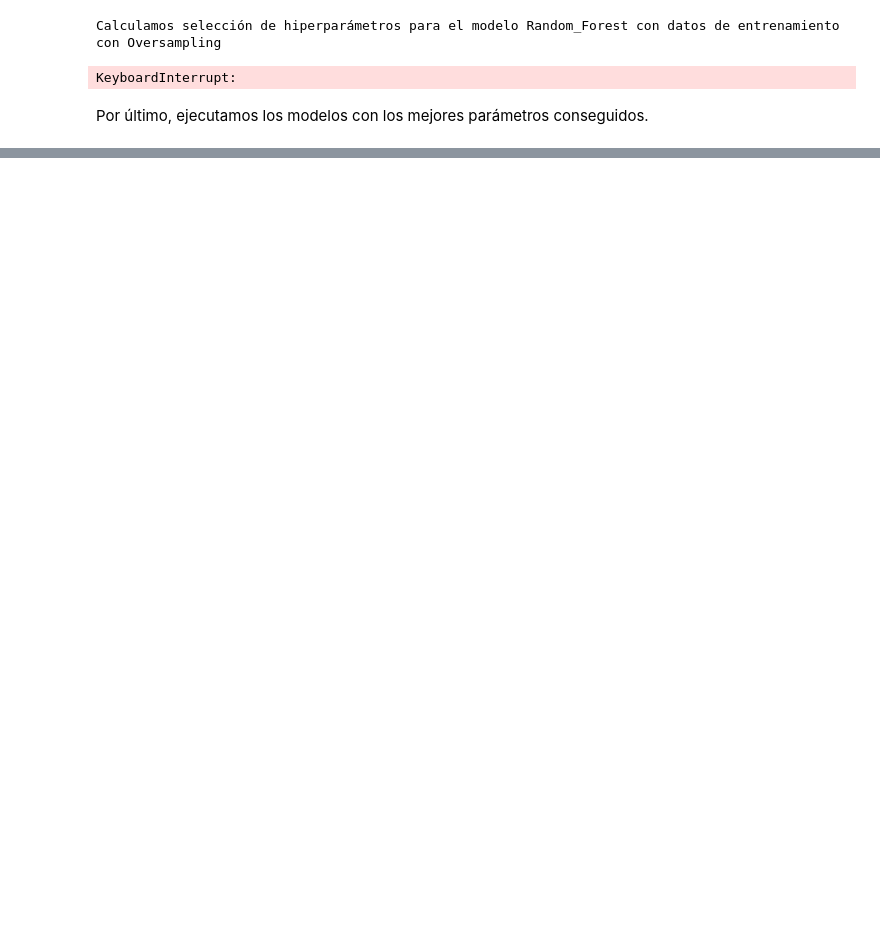
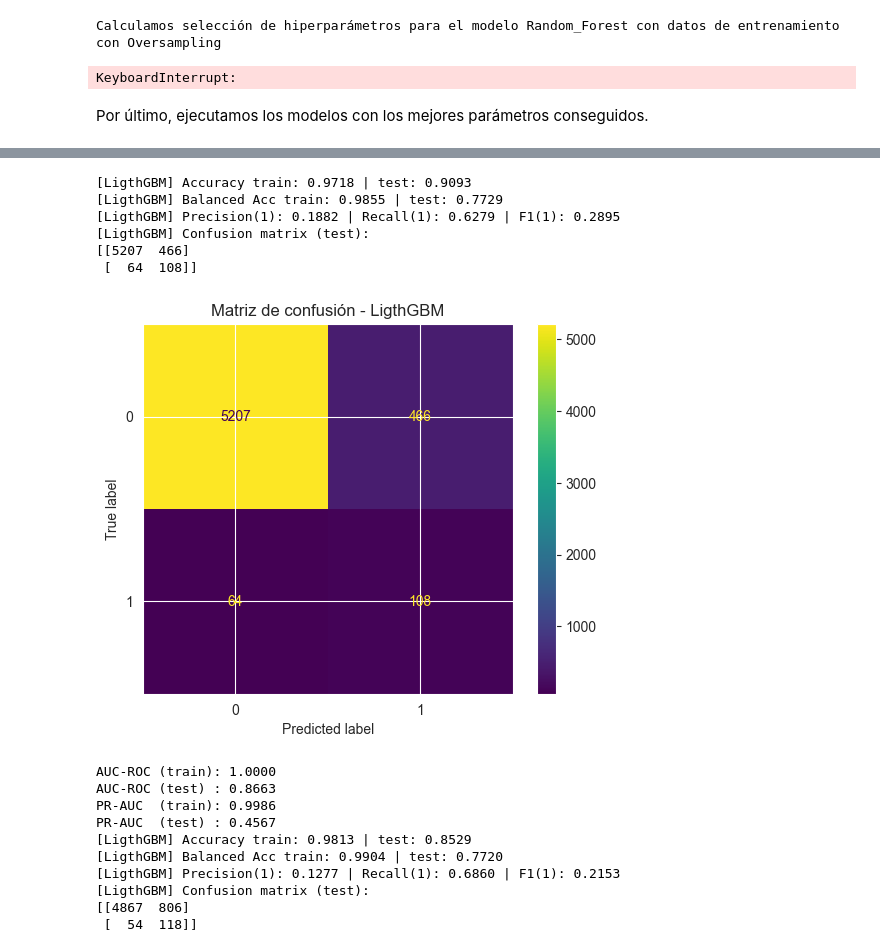
Before and after one commit to jenrari/lapse_prediction_models, a Jupyter notebook: notebooks/Model_analisys_ensemble.ipynb, the cells around one changed output, grey strips where cells are left out. Cells and saved outputs as stored; diff of their text form; code cells hidden in the pictures; blank space fills up the shorter version.

```diff
--- a/notebooks/Model_analisys_ensemble.ipynb
+++ b/notebooks/Model_analisys_ensemble.ipynb
@@ -527,0 +984,78 @@ PR-AUC  (test) : 0.5092
+# %%
+from src.model_utils.mod_evaluation import run_model_and_evaluate
+from lightgbm import LGBMClassifier
+
+model = LGBMClassifier(
+            objective="binary",
+            random_state=42,
+            n_estimators=1200,
+            learning_rate=0.03,
+            subsample_freq=1,
+            max_depth=-1,
+            subsample=0.6,
+            colsample_bytree=0.9,
+            min_child_samples=75,
+            scale_pos_weight=spw,
+            num_leaves=127,
+            reg_alpha=0.0,
+            reg_lambda=8,
+            n_jobs=-1,
+            min_split_gain=0.1
+        )
+
+
+{'colsample_bytree': 0.8, 'learning_rate': 0.03, 'max_depth': -1, 'min_child_samples': 60, 'n_estimators': 1200, 'num_leaves': 31, 'reg_alpha': 0.5, 'reg_lambda': 5.0, 'subsample': 0.7}
+{'colsample_bytree': 0.9, 'learning_rate': 0.03, 'max_depth': -1, 'min_child_samples': 75, 'min_split_gain': 0.1, 'n_estimators': 1200, 'num_leaves': 127, 'reg_alpha': 0.0, 'reg_lambda': 8.0, 'subsample': 0.6}
+{'colsample_bytree': 0.9, 'learning_rate': 0.03, 'max_depth': -1, 'min_child_samples': 140, 'min_split_gain': 0.1, 'n_estimators': 1200, 'num_leaves': 127, 'reg_alpha': 0.0, 'reg_lambda': 5.0, 'subsample': 0.55}
+
+rf, aucs, fp, fn, ex  = run_model_and_evaluate(
+                X_train, y_train,
+                X_test, y_test, 'LigthGBM',model
+            )
+
+results.append({**ex,  **rf, **aucs, "fp": len(fp), "fn": len(fn)})
+
+rf, aucs, fp, fn, ex  = run_model_and_evaluate(
+                X_train, y_train,
+                X_test, y_test, 'LigthGBM',model, "svm_smote", 0.05
+            )
+
+results.append({**ex,  **rf, **aucs, "fp": len(fp), "fn": len(fn)})
+
+rf, aucs, fp, fn, ex  = run_model_and_evaluate(
+                X_train, y_train,
+                X_test, y_test, 'LigthGBM',model, "svm_smote", 0.1
+            )
+
+results.append({**ex,  **rf, **aucs, "fp": len(fp), "fn": len(fn)})
+rf, aucs, fp, fn, ex  = run_model_and_evaluate(
+                X_train, y_train,
+                X_test, y_test, 'LigthGBM',model, "ro", 0.05
+            )
+
+results.append({**ex,  **rf, **aucs, "fp": len(fp), "fn": len(fn)})
+
+rf, aucs, fp, fn, ex  = run_model_and_evaluate(
+                X_train, y_train,
+                X_test, y_test, 'LigthGBM',model, "ro", 0.1
+            )
+
+results.append({**ex,  **rf, **aucs, "fp": len(fp), "fn": len(fn)})
+# %% [output]
+[LigthGBM] Accuracy train: 0.9718 | test: 0.9093
+[LigthGBM] Balanced Acc train: 0.9855 | test: 0.7729
+[LigthGBM] Precision(1): 0.1882 | Recall(1): 0.6279 | F1(1): 0.2895
+[LigthGBM] Confusion matrix (test):
+[[5207  466]
+ [  64  108]]
+[figure, added]
+AUC-ROC (train): 1.0000
+AUC-ROC (test) : 0.8663
+PR-AUC  (train): 0.9986
+PR-AUC  (test) : 0.4567
+[LigthGBM] Accuracy train: 0.9813 | test: 0.8529
+[LigthGBM] Balanced Acc train: 0.9904 | test: 0.7720
+[LigthGBM] Precision(1): 0.1277 | Recall(1): 0.6860 | F1(1): 0.2153
+[LigthGBM] Confusion matrix (test):
+[[4867  806]
+ [  54  118]]
```
Also changed, not shown: parts of 14 cells of this notebook, 1 other file.
